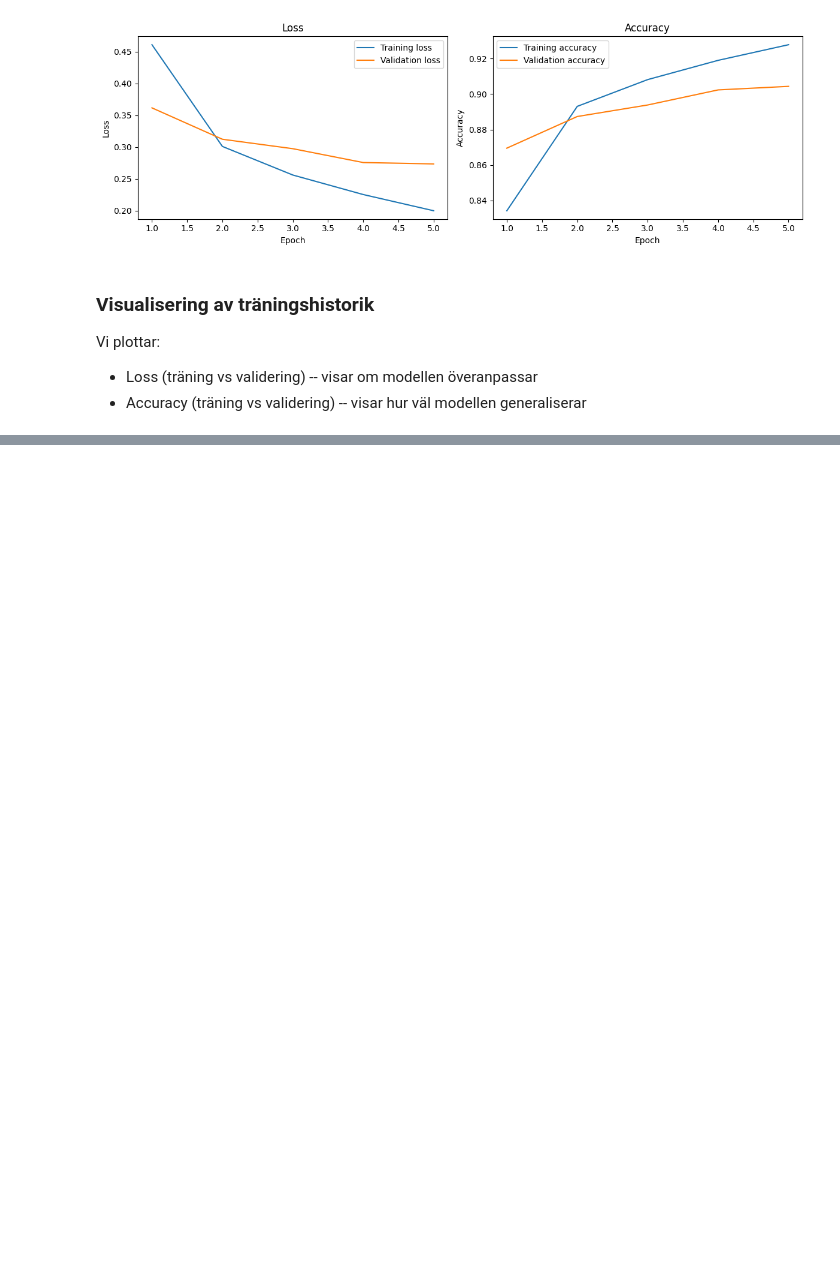
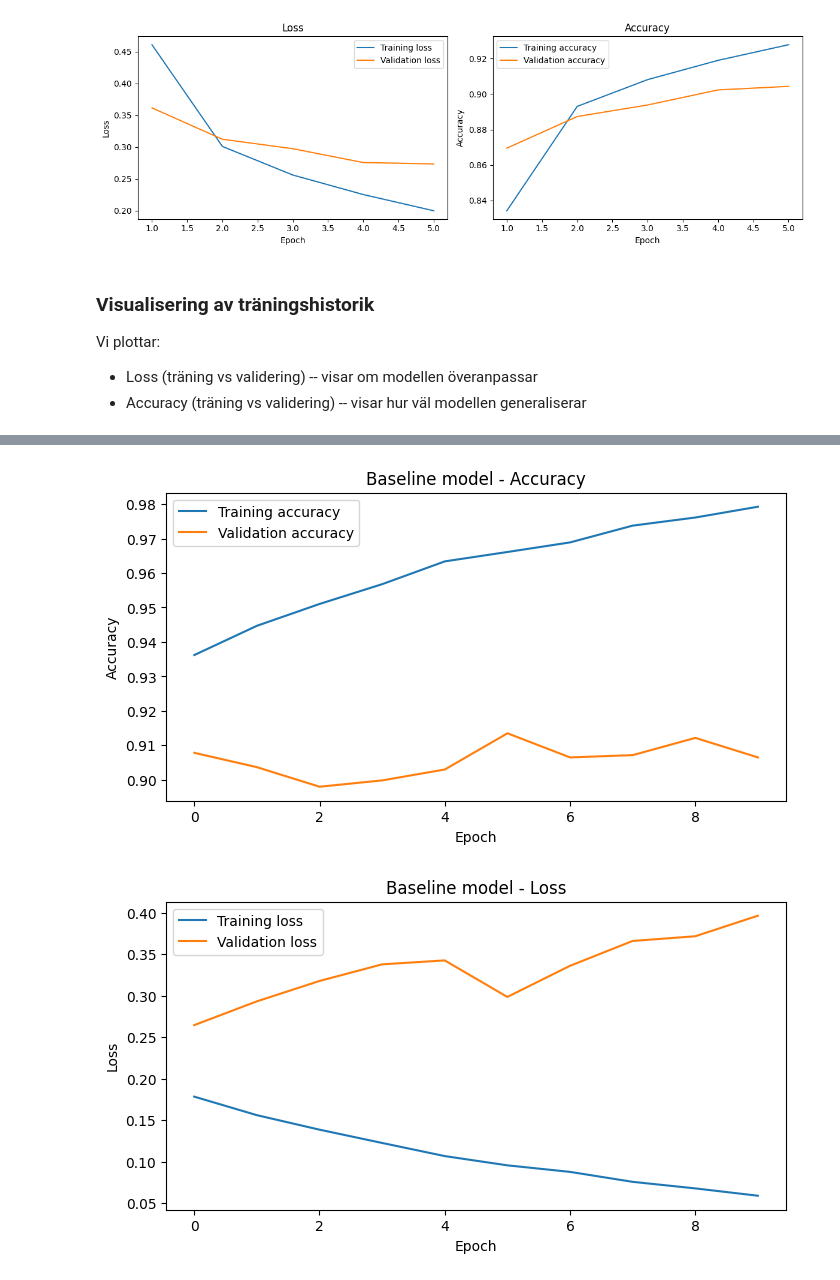
Before and after one commit to KevinCJohansson/Deep_learning, a Jupyter notebook: Notebook.ipynb, the cells around one changed output, grey strips where cells are left out. Cells and saved outputs as stored; diff of their text form; code cells hidden in the pictures; blank space fills up the shorter version.

```diff
--- a/Notebook.ipynb
+++ b/Notebook.ipynb
@@ -321,0 +336,14 @@ Vi plottar:
+# %%
+model.compile(
+    optimizer="adam",
+    loss="sparse_categorical_crossentropy",
+    metrics=["accuracy"]
+)
+
+history_baseline = model.fit(
+    X_train,
+    y_train,
+    epochs=10,
+    batch_size=64,
+    validation_data=(X_val, y_val)
+)
@@ -321,0 +384,24 @@ Vi plottar:
+# %%
+def plot_history(history, title):
+    plt.figure(figsize=(8, 4))
+    plt.plot(history.history["accuracy"], label="Training accuracy")
+    plt.plot(history.history["val_accuracy"], label="Validation accuracy")
+    plt.title(title + " - Accuracy")
+    plt.xlabel("Epoch")
+    plt.ylabel("Accuracy")
+    plt.legend()
+    plt.show()
+
+    plt.figure(figsize=(8, 4))
+    plt.plot(history.history["loss"], label="Training loss")
+    plt.plot(history.history["val_loss"], label="Validation loss")
+    plt.title(title + " - Loss")
+    plt.xlabel("Epoch")
+    plt.ylabel("Loss")
+    plt.legend()
+    plt.show()
+
+plot_history(history_baseline, "Baseline model")
+# %% [output]
+[figure, added]
+[figure, added]
```
Also changed, not shown: parts of 15 cells of this notebook.
